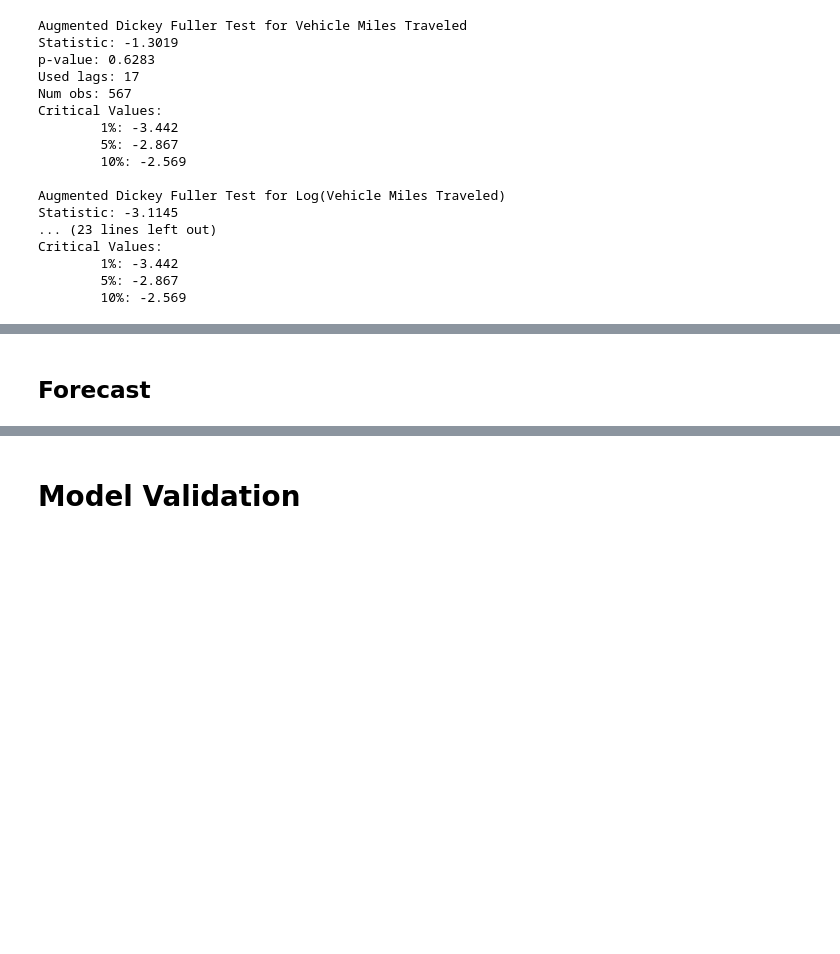
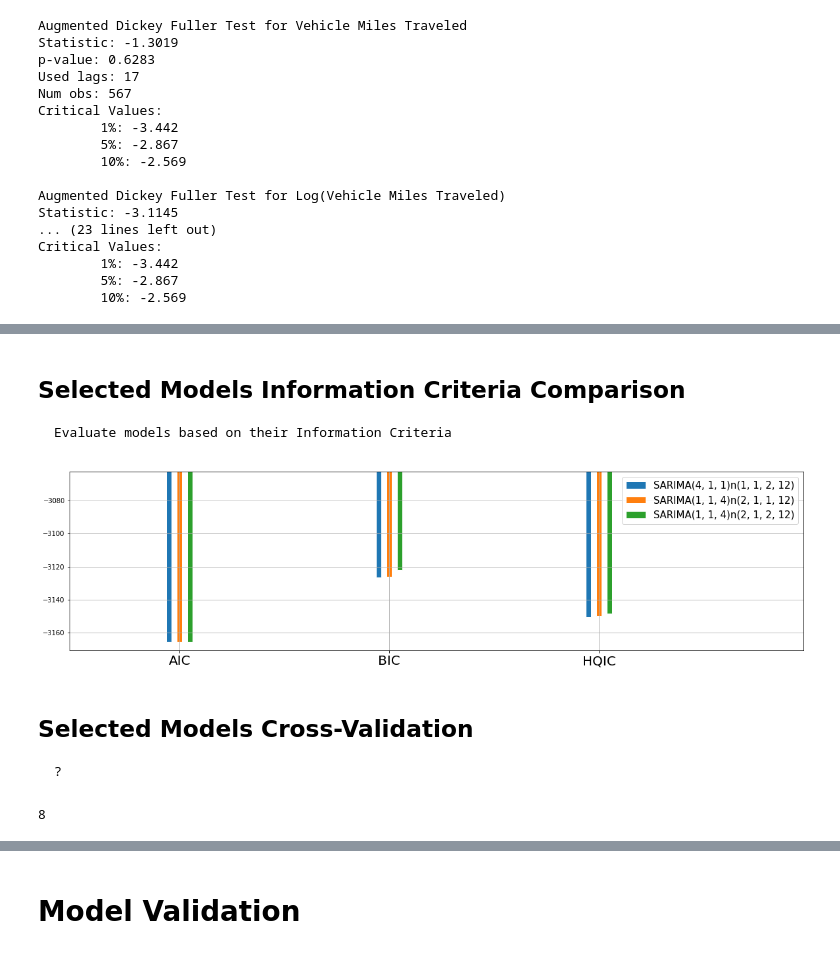
Before and after one commit to DidierRLopes/UnivariateTimeSeriesForecast, a Jupyter notebook: SARIMA.ipynb, the cells around one changed output, grey strips where cells are left out. Cells and saved outputs as stored; diff of their text form; code cells hidden in the pictures; blank space fills up the shorter version.

Commit message:
add SARIMA cross-validation

```diff
--- a/SARIMA.ipynb
+++ b/SARIMA.ipynb
@@ -385,14 +497,0 @@ sm.graphics.tsa.plot_pacf(np.log(df_train).diff().dropna(), lags=maxLags, ax=ax_
-# %%
-# From now on, we must choose whether we go with the Log(Time-Series) or not
-# This should be done to remove stationarity of the data, so that ARIMA works
-# In addition, if the model is multiplicative we need to use log to make it additive
-#as ARIMA relies on that assumption
-
-# The previously seen differentiated data enters in the I component of the ARIMA model
-#it will take care of differenciating for us
-
-#df_Train = df_train
-#isLog = False
-
-df_Train = pd.DataFrame(np.log(df_train), index = df_train.index)
-isLog = True
@@ -400,0 +504,7 @@ isLog = True
+# %%
+isLog = True
+
+if (isLog):
+    df_Train = pd.DataFrame(np.log(df_train), index = df_train.index).copy()
+else:
+    df_Train = df_train.copy()
@@ -425,2 +579,0 @@ print(df_IC[['HQIC']].sort_values('HQIC').head().rename(columns={'HQIC': 'TOP 5
-# %% [markdown]
-## Forecast
@@ -436,22 +580,30 @@ labels = ['Real Closing price',
+# %% [markdown]
+## Selected Models Information Criteria Comparison
+    Evaluate models based on their Information Criteria
 # %%
-# Model selection comparison
+labels = ['SARIMA(4, 1, 1)n(1, 1, 2, 12)',
+          'SARIMA(1, 1, 4)n(2, 1, 1, 12)',
+          'SARIMA(1, 1, 4)n(2, 1, 2, 12)']
+
 plt.figure(figsize=(20,5))
 
 params = {'legend.fontsize': 15,
           'legend.handlelength': 2}
 plt.rcParams.update(params)
 
 # set width of bar
 spacing = 0.05
 barWidth = 0.025
-r = np.arange(3) - ((len(labels)-1)/2)*spacing
+r = np.arange(3) - ((len(labels)/2)-1)*spacing
 
-for i in np.arange(len(labels)-1):
-    plt.bar(r, df_IC.loc[labels[i+1]].values, width=barWidth, edgecolor='white', label=labels[i+1])
+for i in np.arange(len(labels)):
+    plt.bar(r, df_IC.loc[labels[i]].values, width=barWidth, edgecolor='white', label=labels[i])
     r = [x + spacing for x in r]
 
 plt.xticks([r + barWidth for r in range(3)], ['AIC', 'BIC', 'HQIC'], fontsize='20')
 plt.axis((-0.5, 3.0, min(df_IC.min())-0.05*(max(df_IC.max())-min(df_IC.min())), max(df_IC.max())+0.05*(max(df_IC.max())-min(df_IC.min()))))
 plt.legend(loc='best')
 plt.grid()
 plt.show()
+# %% [output]
+[figure, added]
@@ -478,0 +610,11 @@ for i in np.arange(len(labels)-1):
+# %% [markdown]
+## Selected Models Cross-Validation
+    ?
+# %%
+Xcv, ycv = SARIMA_train_val_forwardChaining(sequence = df_Train.values[-240:],
+                                           minSamplesTrain = 200,
+                                           n_steps_forecast = stepsToForecast[-1],
+                                           n_steps_jump = 4)
+len(Xcv)
+# %% [output]
+8
```
Also changed, not shown: parts of 40 cells of this notebook, 1 other file.
